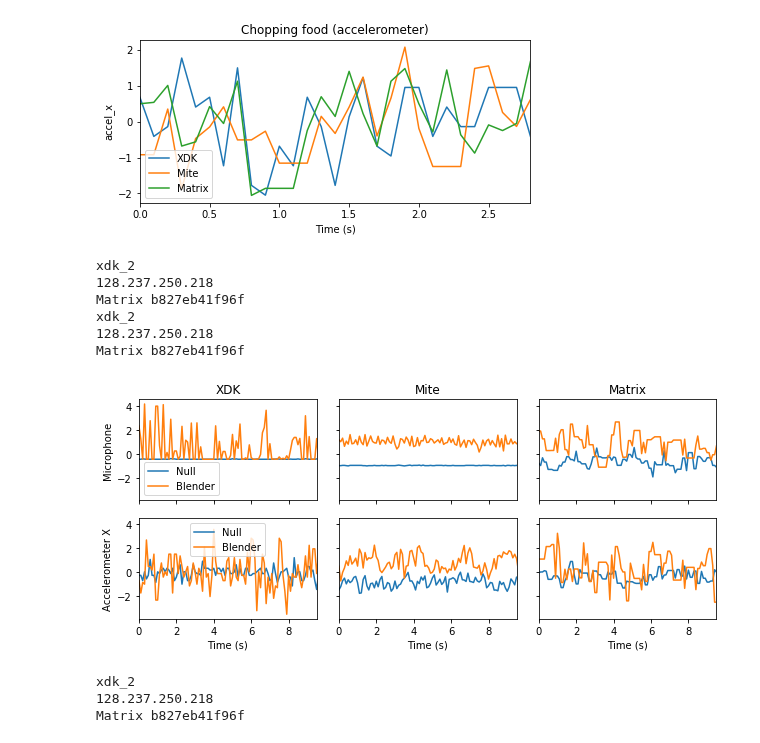
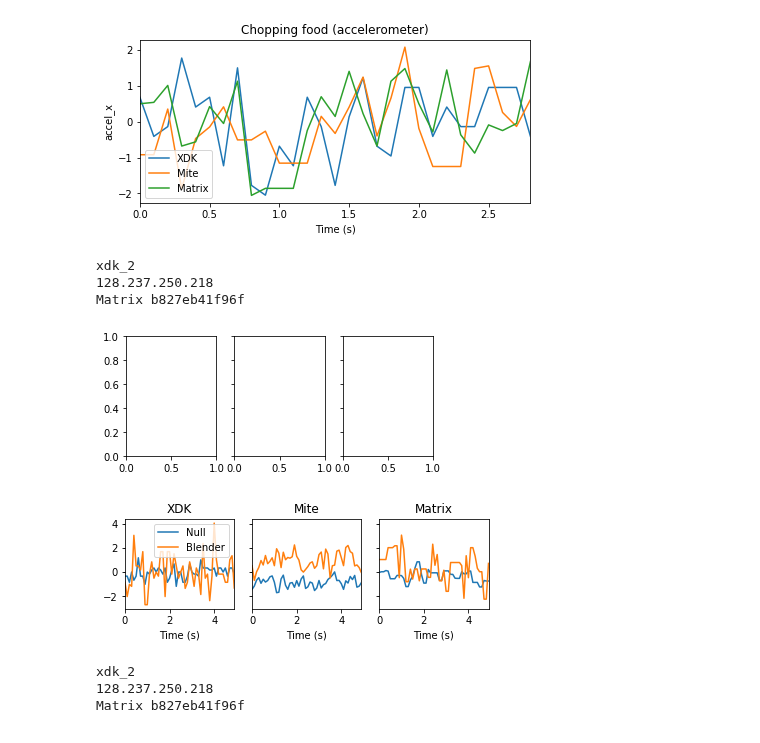
Before and after one commit to matus-tomlein/transfer-learning-playground, a Jupyter notebook: notebooks/plot-sensor-data.ipynb, the cells around one changed output. Cells and saved outputs as stored; diff of their text form; code cells hidden in the pictures.

```diff
--- a/notebooks/plot-sensor-data.ipynb
+++ b/notebooks/plot-sensor-data.ipynb
@@ -308,44 +308,60 @@ plot_features([
 # %% [output]
 [figure]
 # %%
-plt.rcParams["figure.figsize"] = (9, 4)
+# plt.rcParams["figure.figsize"] = (6, 4)
 
-fig, axes = plt.subplots(2, 3, sharex=True, sharey=True)
+# fig, axes = plt.subplots(2, 3, sharex=True, sharey=True)
+
+# plot_features([
+#     'xdk_2',
+#     '128.237.250.218',
+#     'Matrix b827eb41f96f'
+# ], [
+#    'XDK', 'Mite', 'Matrix'
+# ], activities={
+#     'Blender': [260, 270],
+#     'Null': [3380, 3390]
+# }, features='microphone$', title='', y_label='Microphone', axes=axes[0])
+# # plot_features('Matrix b827eb96f31a', since, until, features=features)
+# plot_features([
+#     'xdk_2',
+#     '128.237.250.218',
+#     'Matrix b827eb41f96f'
+# ], [
+#    'XDK', 'Mite', 'Matrix'
+# ], activities={
+#     'Blender': [260, 270],
+#     'Null': [3380, 3390]
+# }, features='accel_x', title='', y_label='Accelerometer X', axes=axes[1],
+# show_titles=False)
+# # plot_features('Matrix b827eb96f31a', since, until, features=features)
+
+# plt.tight_layout()
+
+
+fig, axes = plt.subplots(1, 3, sharex=True, sharey=True)
 
 plot_features([
     'xdk_2',
     '128.237.250.218',
     'Matrix b827eb41f96f'
 ], [
    'XDK', 'Mite', 'Matrix'
 ], activities={
-    'Blender': [260, 270],
-    'Null': [3380, 3390]
-}, features='microphone$', title='', y_label='Microphone', axes=axes[0])
-# plot_features('Matrix b827eb96f31a', since, until, features=features)
-plot_features([
-    'xdk_2',
-    '128.237.250.218',
-    'Matrix b827eb41f96f'
-], [
-   'XDK', 'Mite', 'Matrix'
-], activities={
-    'Blender': [260, 270],
-    'Null': [3380, 3390]
-}, features='accel_x', title='', y_label='Accelerometer X', axes=axes[1],
-show_titles=False)
-# plot_features('Matrix b827eb96f31a', since, until, features=features)
+    'Blender': [260, 265],
+    'Null': [3380, 3385]
+}, features='accel_x', title='', y_label='', width=5.7, height=2.2,
+show_titles=True)
 
 plt.tight_layout()
+
 plt.savefig('plots/sensor_data_across_devices.pdf')
 # %% [output]
 xdk_2
 128.237.250.218
 Matrix b827eb41f96f
-xdk_2
-128.237.250.218
-Matrix b827eb41f96f
-[figure, old version]
+[figure, new version]
+[figure, added]
 # %%
 # %% [output]
 xdk_2
```
Also changed, not shown: parts of 1 cell of this notebook.
